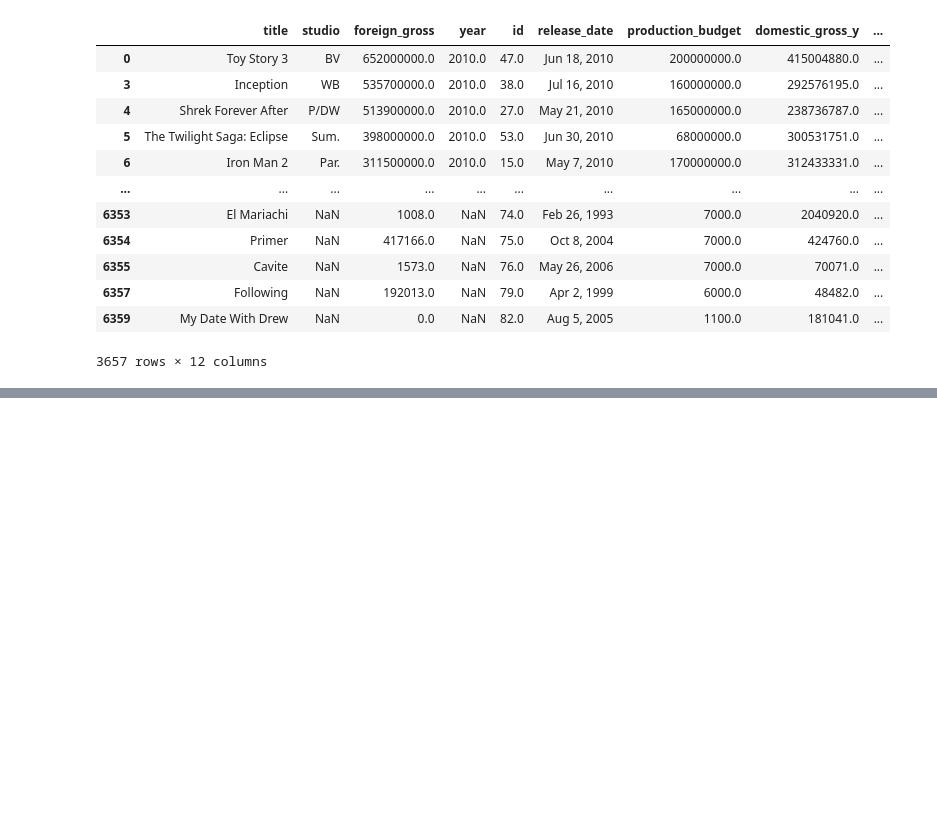
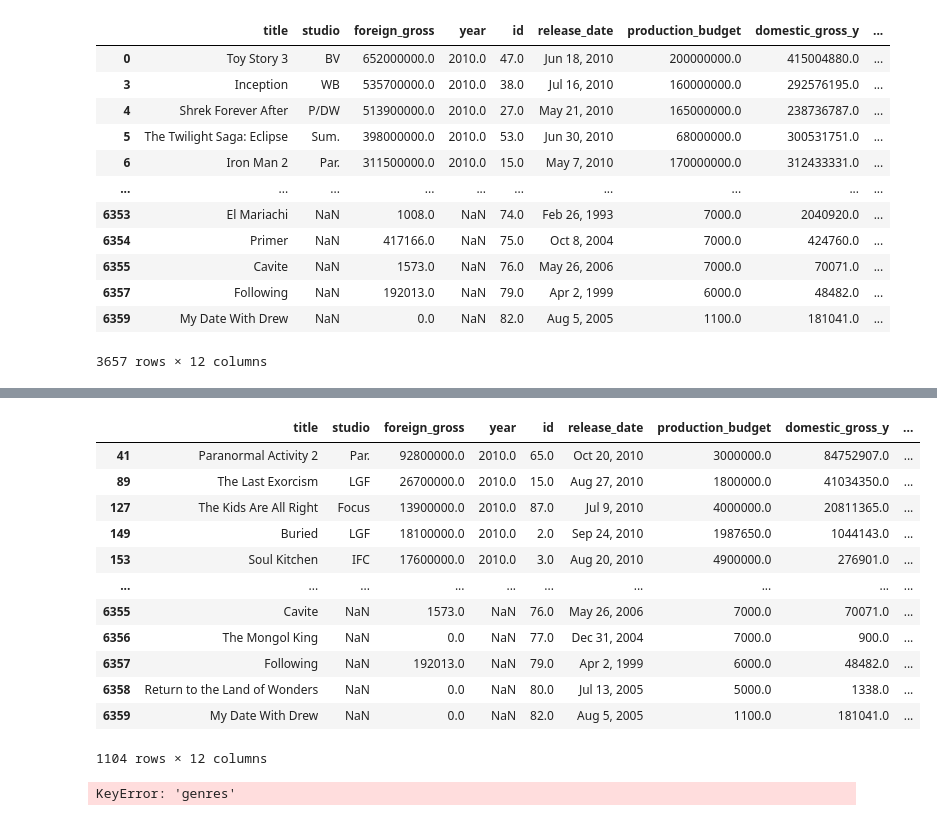
Before and after one commit to sunnywithcurlyhair/DS_Project_2, a Jupyter notebook: Cleaned_Data.ipynb, the cells around one changed output, grey strips where cells are left out. Cells and saved outputs as stored; diff of their text form; code cells hidden in the pictures; blank space fills up the shorter version.

Commit message:
more analysis by budget

```diff
--- a/Cleaned_Data.ipynb
+++ b/Cleaned_Data.ipynb
@@ -321,6 +321,6 @@ WW_cleaned
 | 6359 | My Date With Drew | NaN | 0.0 | NaN | 82.0 | Aug 5, 2005 | 1100.0 | 181041.0 | ... |
 3657 rows × 12 columns
 # %%
-low_budget = WW_cleaned[WW_cleaned['production_budget'] < 5000000]
-mid_budget = WW_cleaned[(WW_cleaned['production_budget'] > 5000000) & (budget_gross_cleaned['production_budget'] < 50000000)]
-high_budget = WW_cleaned[budget_gross_cleaned['production_budget'] > 50000000]
+low_budget = budget_gross_cleaned[budget_gross_cleaned['production_budget'] < 5000000]
+mid_budget = budget_gross_cleaned[(budget_gross_cleaned['production_budget'] > 5000000) & (budget_gross_cleaned['production_budget'] < 50000000)]
+high_budget = budget_gross_cleaned[budget_gross_cleaned['production_budget'] > 50000000]
@@ -326,0 +343,20 @@ high_budget = WW_cleaned[budget_gross_cleaned['production_budget'] > 50000000]
+# %%
+low_budget
+# %% [output]
+|  | title | studio | foreign_gross | year | id | release_date | production_budget | domestic_gross_y | ... |
+| 41 | Paranormal Activity 2 | Par. | 92800000.0 | 2010.0 | 65.0 | Oct 20, 2010 | 3000000.0 | 84752907.0 | ... |
+| 89 | The Last Exorcism | LGF | 26700000.0 | 2010.0 | 15.0 | Aug 27, 2010 | 1800000.0 | 41034350.0 | ... |
+| 127 | The Kids Are All Right | Focus | 13900000.0 | 2010.0 | 87.0 | Jul 9, 2010 | 4000000.0 | 20811365.0 | ... |
+| 149 | Buried | LGF | 18100000.0 | 2010.0 | 2.0 | Sep 24, 2010 | 1987650.0 | 1044143.0 | ... |
+| 153 | Soul Kitchen | IFC | 17600000.0 | 2010.0 | 3.0 | Aug 20, 2010 | 4900000.0 | 276901.0 | ... |
+| ... | ... | ... | ... | ... | ... | ... | ... | ... | ... |
+| 6355 | Cavite | NaN | 1573.0 | NaN | 76.0 | May 26, 2006 | 7000.0 | 70071.0 | ... |
+| 6356 | The Mongol King | NaN | 0.0 | NaN | 77.0 | Dec 31, 2004 | 7000.0 | 900.0 | ... |
+| 6357 | Following | NaN | 192013.0 | NaN | 79.0 | Apr 2, 1999 | 6000.0 | 48482.0 | ... |
+| 6358 | Return to the Land of Wonders | NaN | 0.0 | NaN | 80.0 | Jul 13, 2005 | 5000.0 | 1338.0 | ... |
+| 6359 | My Date With Drew | NaN | 0.0 | NaN | 82.0 | Aug 5, 2005 | 1100.0 | 181041.0 | ... |
+1104 rows × 12 columns
+# %%
+type(low_budget['genres'].iloc[1])
+# %% [output]
+KeyError: 'genres'
```
Also changed, not shown: parts of 1 cell of this notebook, 2 other files.
